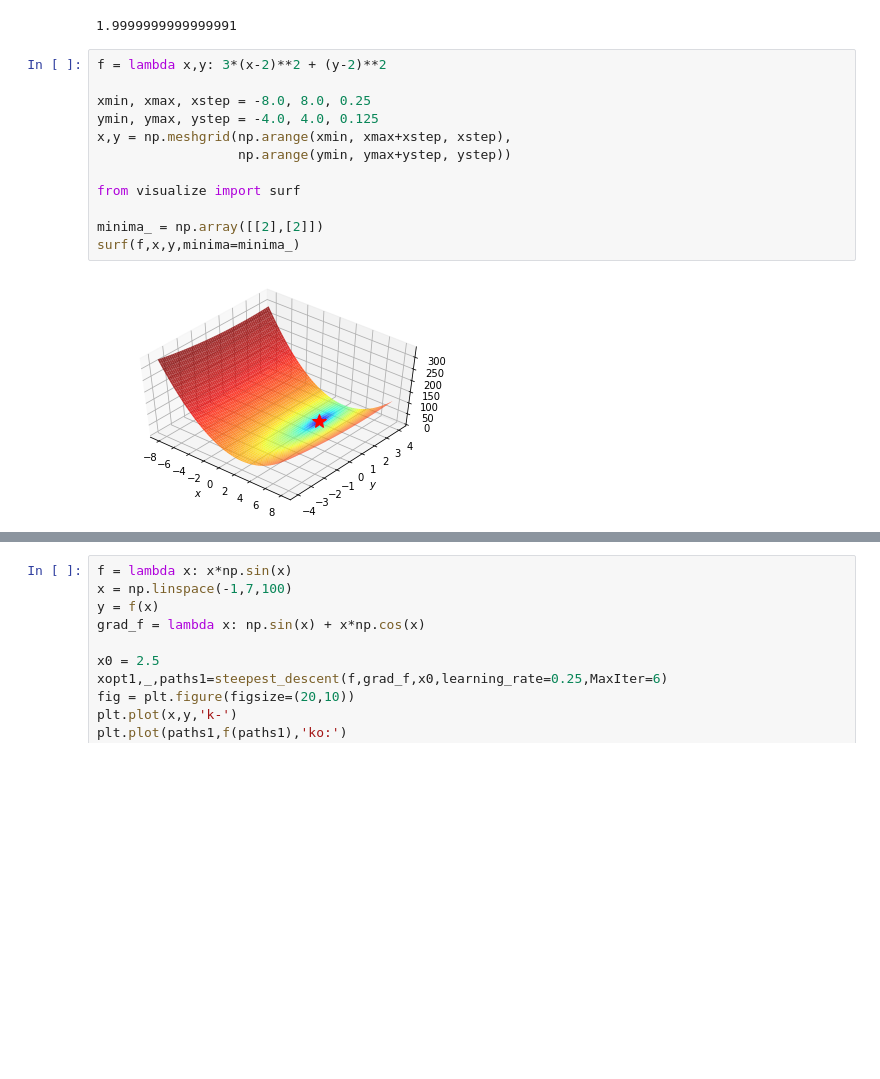
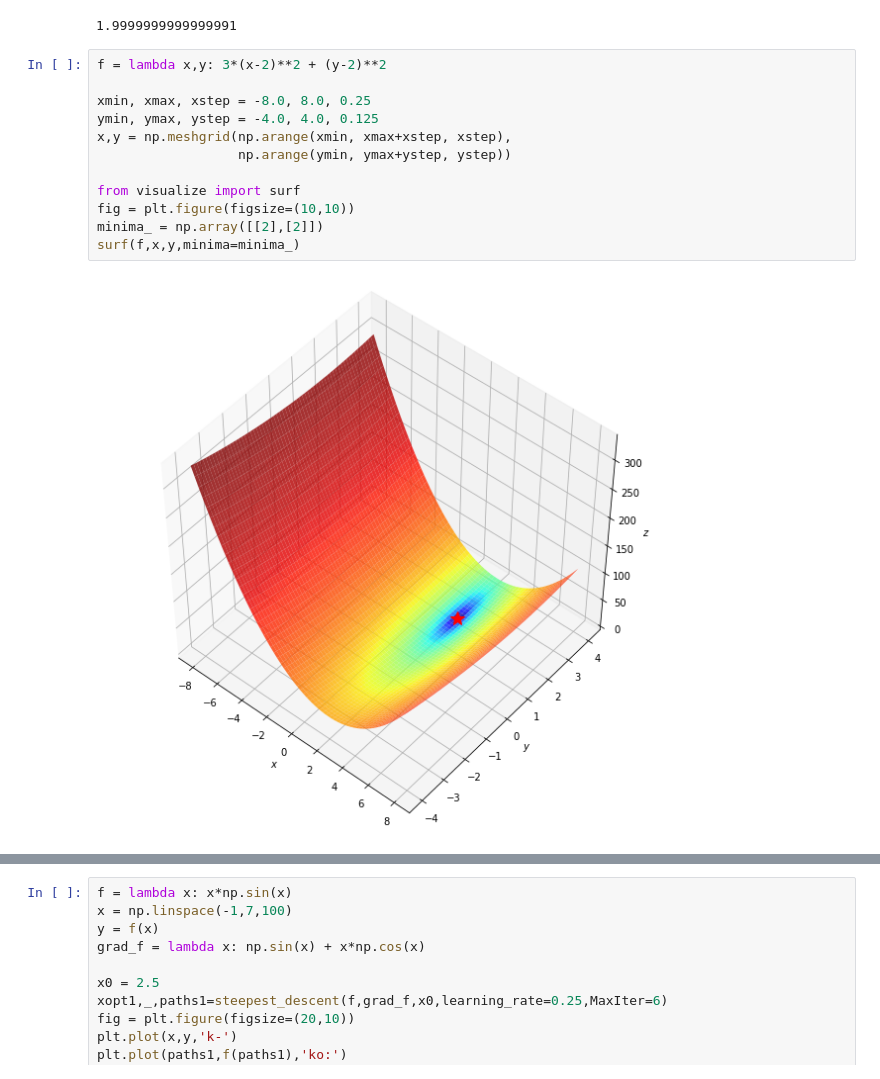
Before and after one commit to dw-shin/NA_notes, a Jupyter notebook: tensorflow2.ipynb, the cells around one changed output, grey strips where cells are left out. Saved outputs shown, nothing was run; the diff lists cells and outputs as text; blank space fills up the shorter version.

```diff
--- a/tensorflow2.ipynb
+++ b/tensorflow2.ipynb
@@ -579,14 +579,14 @@ print(xopt)
 # %%
 f = lambda x,y: 3*(x-2)**2 + (y-2)**2
 
 xmin, xmax, xstep = -8.0, 8.0, 0.25
 ymin, ymax, ystep = -4.0, 4.0, 0.125
 x,y = np.meshgrid(np.arange(xmin, xmax+xstep, xstep),
                   np.arange(ymin, ymax+ystep, ystep))
 
 from visualize import surf
-
+fig = plt.figure(figsize=(10,10))
 minima_ = np.array([[2],[2]])
 surf(f,x,y,minima=minima_)
 # %% [output]
-[figure, old version]
+[figure, new version]
```
Also changed, not shown: parts of 8 cells of this notebook.
